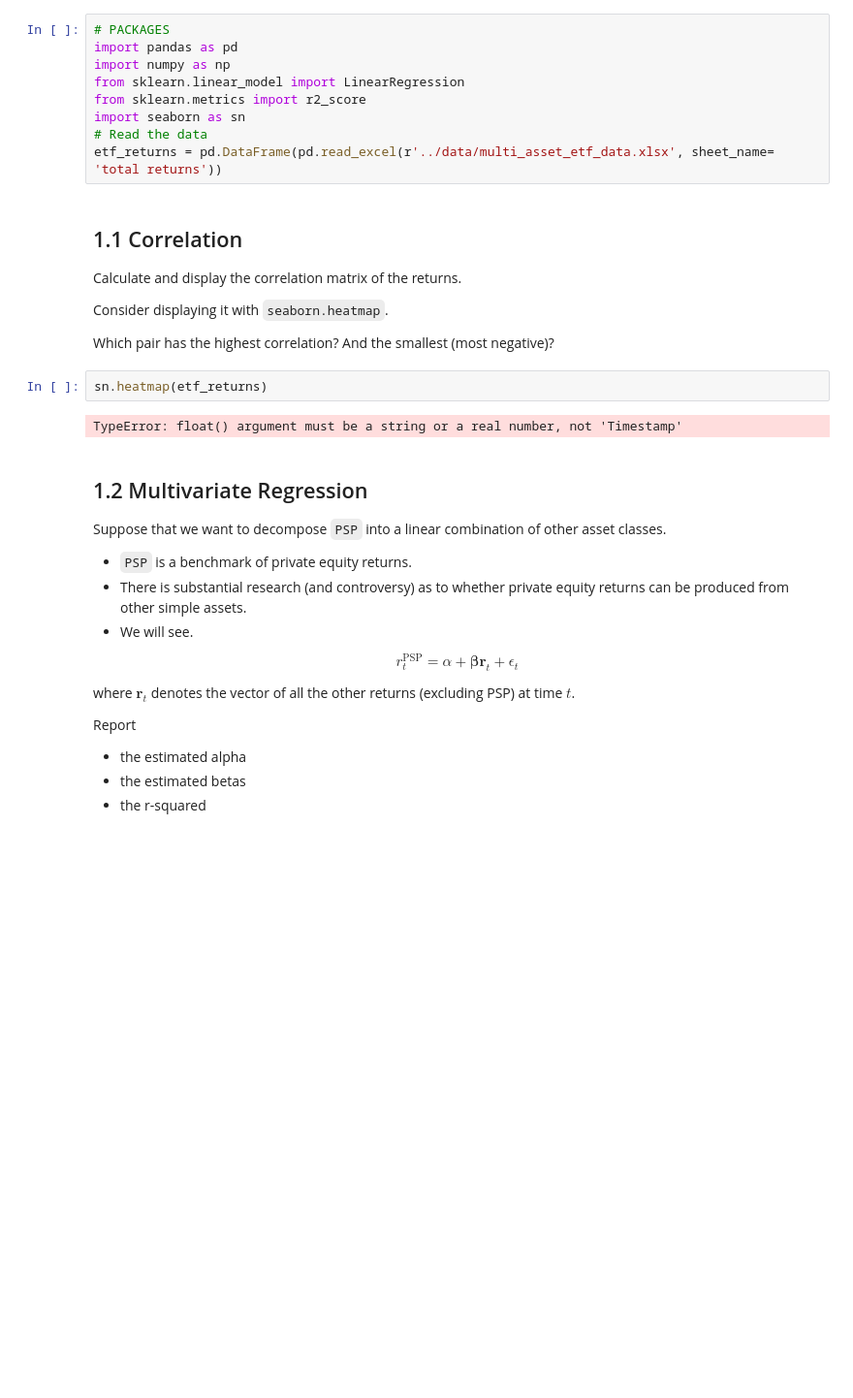
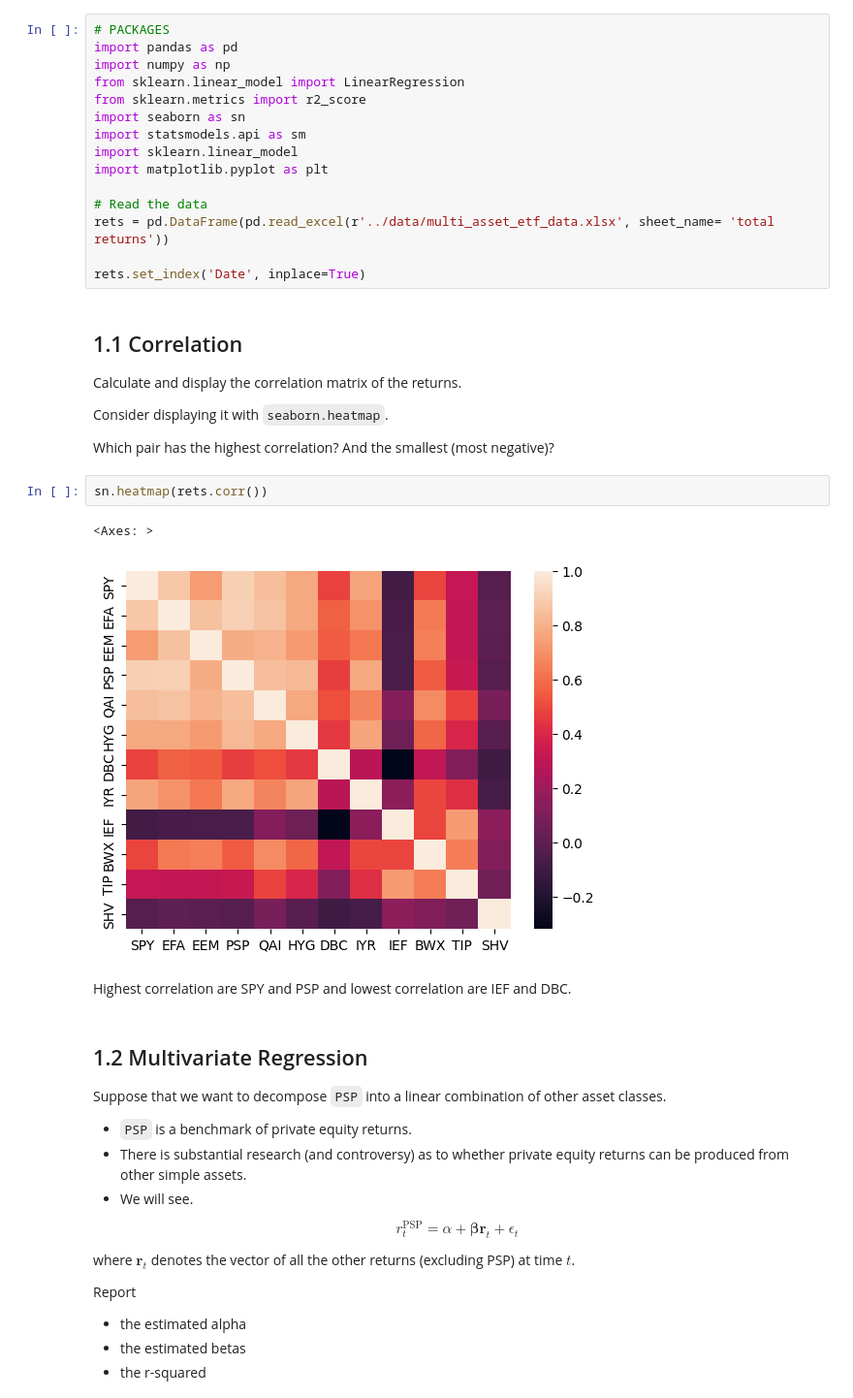
Before and after one commit to ArturoCharleston/finm-data-analysis-2024, a Jupyter notebook: homework/Homework 1.X. - Assessing the OLS Model_arturo.ipynb, the cells around one changed output. Shown at 97% size. Saved outputs shown, nothing was run; the diff lists cells and outputs as text; blank space fills up the shorter version.

```diff
--- a/homework/Homework 1.X. - Assessing the OLS Model_arturo.ipynb
+++ b/homework/Homework 1.X. - Assessing the OLS Model_arturo.ipynb
@@ -19,8 +19,14 @@ import numpy as np
 from sklearn.linear_model import LinearRegression
 from sklearn.metrics import r2_score
 import seaborn as sn
+import statsmodels.api as sm
+import sklearn.linear_model
+import matplotlib.pyplot as plt
+
 # Read the data
-etf_returns = pd.DataFrame(pd.read_excel(r'../data/multi_asset_etf_data.xlsx', sheet_name= 'total returns'))
+rets = pd.DataFrame(pd.read_excel(r'../data/multi_asset_etf_data.xlsx', sheet_name= 'total returns'))
+
+rets.set_index('Date', inplace=True)
 # %% [markdown]
 ## 1.1 Correlation
 
@@ -30,9 +36,12 @@ Consider displaying it with `seaborn.heatmap`.
 
 Which pair has the highest correlation? And the smallest (most negative)?
 # %%
-sn.heatmap(etf_returns)
+sn.heatmap(rets.corr())
 # %% [output]
-TypeError: float() argument must be a string or a real number, not 'Timestamp'
+<Axes: >
+[figure, added]
+# %% [markdown]
+Highest correlation are SPY and PSP and lowest correlation are IEF and DBC.
 # %% [markdown]
 ## 1.2 Multivariate Regression
 
```
Also changed, not shown: parts of 11 cells of this notebook, 1 other file.
